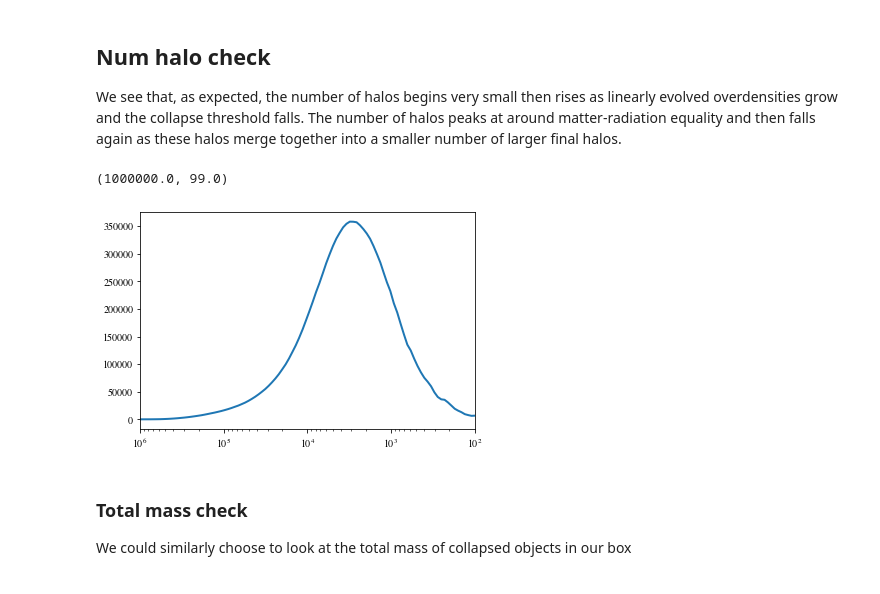
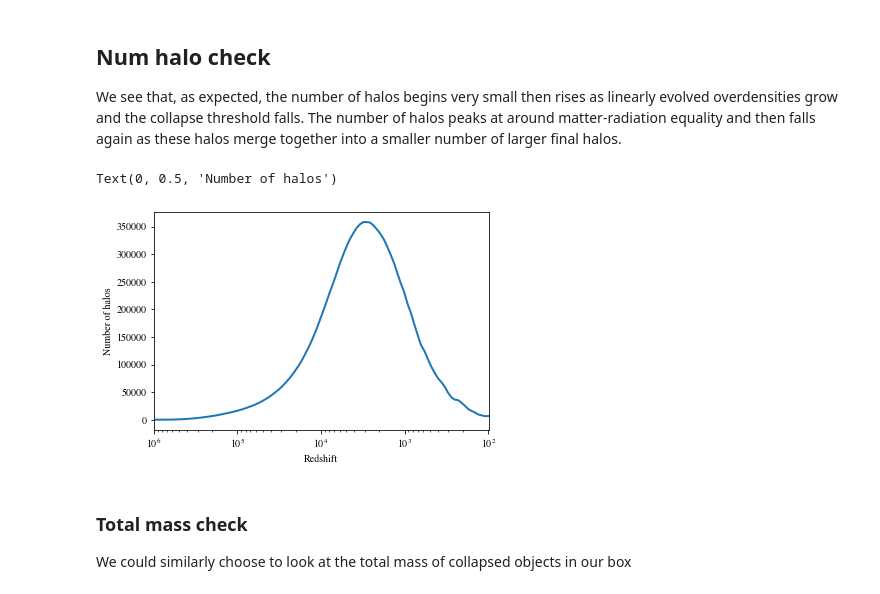
Before and after one commit to David-Ellis/m3p_merger, a Jupyter notebook: MergerTree.ipynb, the cells around one changed output. Cells and saved outputs as stored; diff of their text form; code cells hidden in the pictures.

```diff
--- a/MergerTree.ipynb
+++ b/MergerTree.ipynb
@@ -39,15 +39,15 @@ peak_list, boxsize = m3p_merger.MakePeakList(ppFile, printOutput = True)
 We see that, as expected, the number of halos begins very small then rises as linearly evolved overdensities grow and the collapse threshold falls. The number of halos peaks at around matter-radiation equality and then falls again as these halos merge together into a smaller number of larger final halos.
 # %%
 # Calculate number of peaks at each redshift
-numHalos = [len(peak_list[i][0]) for i in range(len(peak_list_main))]
+numHalos = [len(peak_list[i][0]) for i in range(len(peak_list))]
 
 plt.semilogx(redshifts, numHalos, lw = 2)
 plt.xlim([max(redshifts), min(redshifts)])
 plt.xlabel("Redshift")
 plt.ylabel("Number of halos")
 # %% [output]
-(1000000.0, 99.0)
+Text(0, 0.5, 'Number of halos')
-[figure, old version]
+[figure, new version]
 # %% [markdown]
 ### Total mass check
 
```
Also changed, not shown: parts of 10 cells of this notebook, 1 other file.
